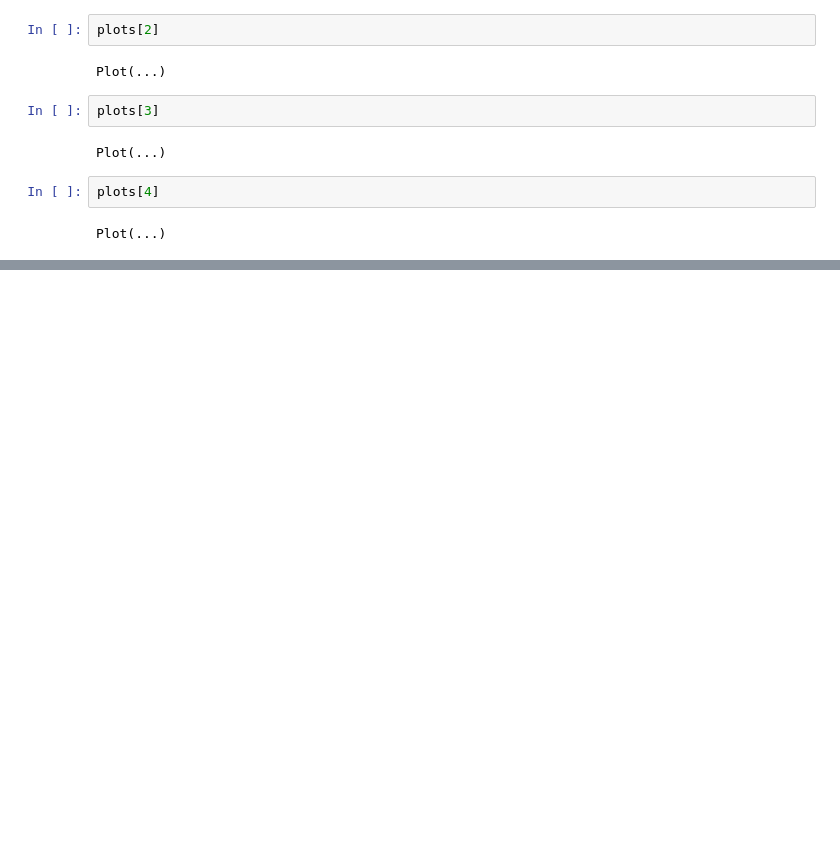
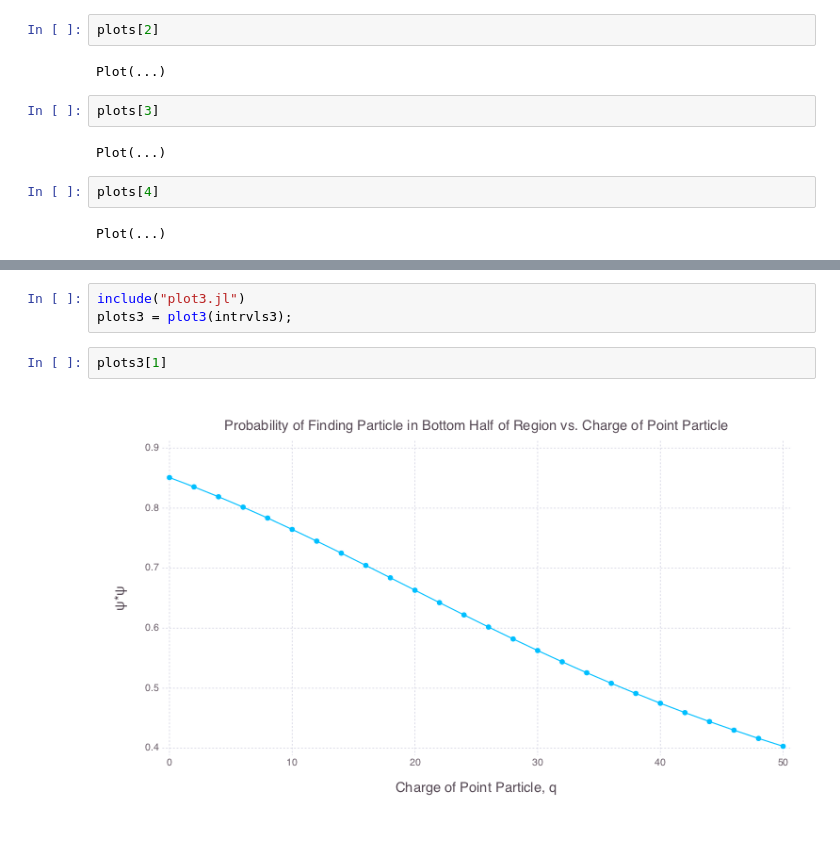
Before and after one commit to stefco/g6080, a Jupyter notebook: set05/sci-comp-hw-5-stefan.ipynb, the cells around one changed output, grey strips where cells are left out. Drawn from its saved outputs; the diff is of its cells as text; blank space fills up the shorter version.

Commit message:
set05 nearly done, just need a graph for q1

```diff
--- a/set05/sci-comp-hw-5-stefan.ipynb
+++ b/set05/sci-comp-hw-5-stefan.ipynb
@@ -176,0 +204,7 @@ We can use the results from the first graph to narrow our search and get good es
+# %%
+include("plot3.jl")
+plots3 = plot3(intrvls3);
+# %%
+plots3[1]
+# %% [output]
+[figure, added]
```
Also changed, not shown: parts of 6 cells of this notebook, 6 other files.
